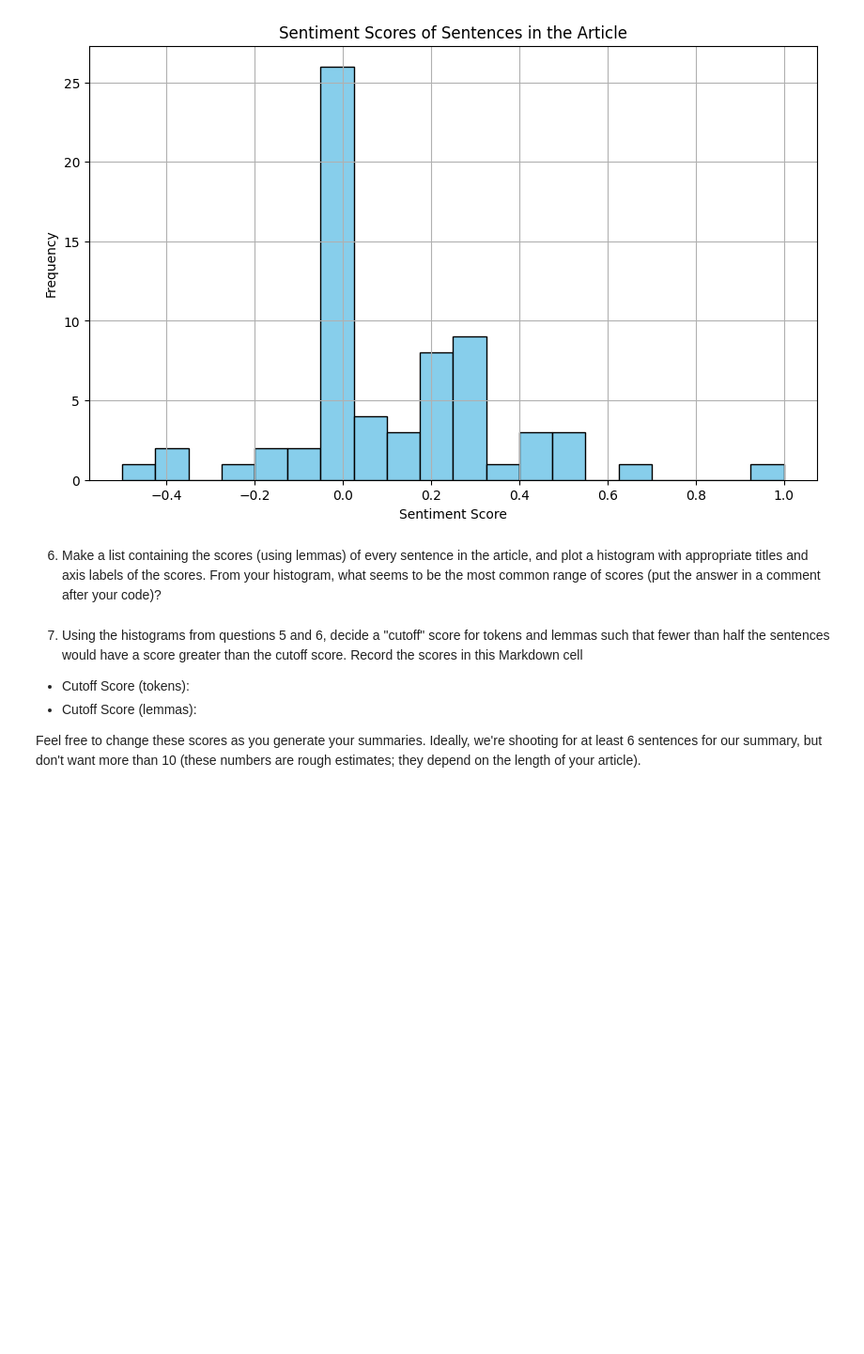
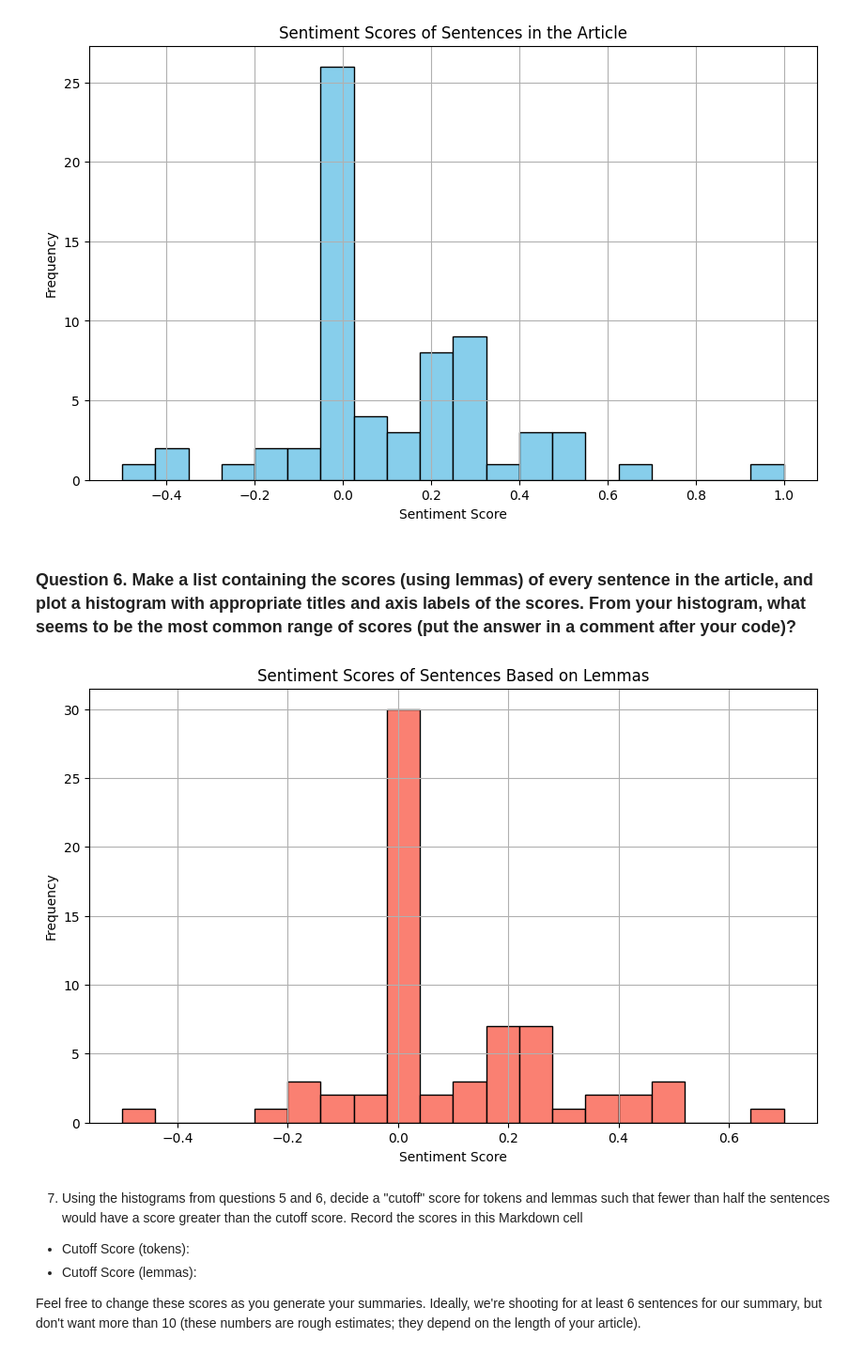
Before and after one commit to ClaytonSeabaughGH/article-summarizer, a Jupyter notebook: article-summarizer.ipynb, the cells around one changed output. Shown: that part at 94% size. Drawn from its saved outputs; the diff is of its cells as text; code cells hidden in the pictures; blank space fills up the shorter version.

Commit message:
Question 6 done

```diff
--- a/article-summarizer.ipynb
+++ b/article-summarizer.ipynb
@@ -164,7 +164,44 @@ plt.show()
 # %% [output]
 [figure]
 # %% [markdown]
-6. Make a list containing the scores (using lemmas) of every sentence in the article, and plot a histogram with appropriate titles and axis labels of the scores.  From your histogram, what seems to be the most common range of scores (put the answer in a comment after your code)?
+### Question 6. Make a list containing the scores (using lemmas) of every sentence in the article, and plot a histogram with appropriate titles and axis labels of the scores.  From your histogram, what seems to be the most common range of scores (put the answer in a comment after your code)?
+# %%
+import spacy
+import matplotlib.pyplot as plt
+from textblob import TextBlob
+
+# Step 1: Load the spaCy pipeline
+nlp = spacy.load("en_core_web_sm")  # Ensure spaCy and the model are installed
+
+# Step 2: Process the article text with spaCy
+doc = nlp(article_text)
+
+# Step 3: Calculate sentiment scores for each sentence using lemmas
+sentence_scores_lemmas = []
+
+for sent in doc.sents:
+    # Extract lemmas (convert to lowercase, exclude punctuation and stop words)
+    sentence_lemmas = [token.lemma_.lower() for token in sent if not token.is_punct and not token.is_stop]
+
+    # Create a TextBlob object for the sentence's lemmas (concatenate lemmas into a string)
+    sentence_text = " ".join(sentence_lemmas)
+    blob = TextBlob(sentence_text)
+
+    # Store the sentiment polarity
+    sentence_scores_lemmas.append(blob.sentiment.polarity)
+
+# Step 4: Plot histogram of sentiment scores
+plt.figure(figsize=(10, 6))
+plt.hist(sentence_scores_lemmas, bins=20, color='salmon', edgecolor='black')
+plt.title('Sentiment Scores of Sentences Based on Lemmas')
+plt.xlabel('Sentiment Score')
+plt.ylabel('Frequency')
+plt.grid(True)
+plt.show()
+
+# The most common range of scores is from 0 to .3
+# %% [output]
+[figure, added]
 # %% [markdown]
 7. Using the histograms from questions 5 and 6, decide a "cutoff" score for tokens and lemmas such that fewer than half the sentences would have a score greater than the cutoff score.  Record the scores in this Markdown cell
 
```
